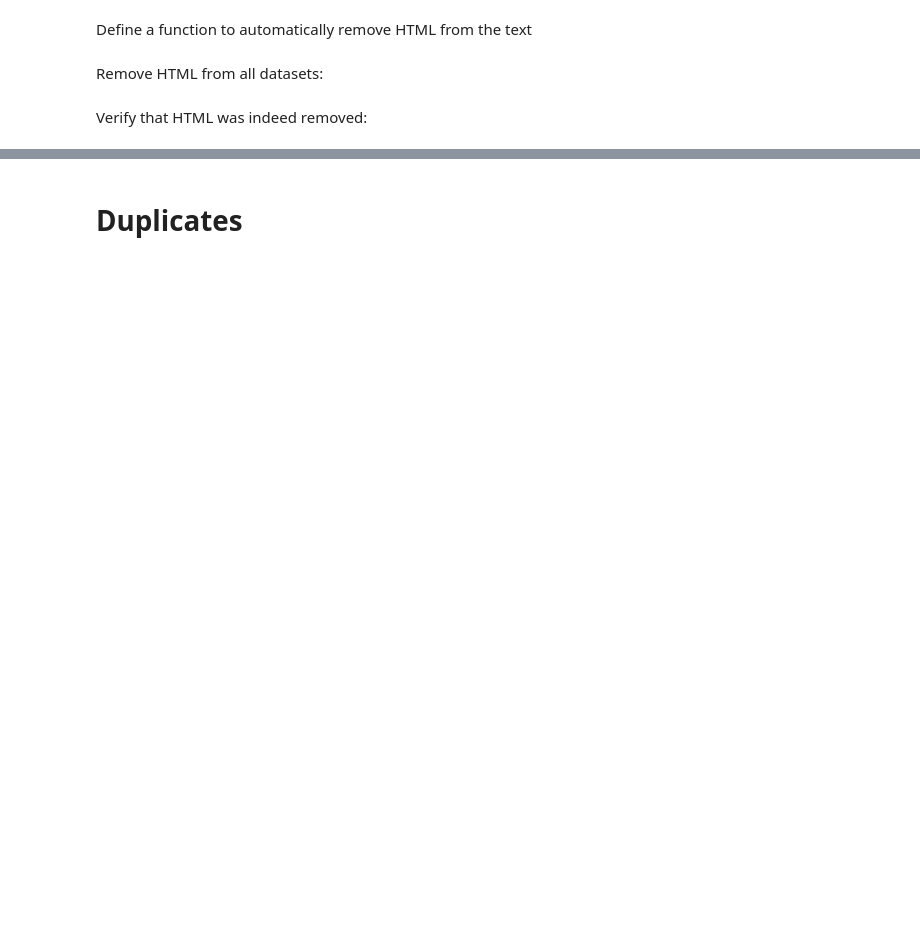
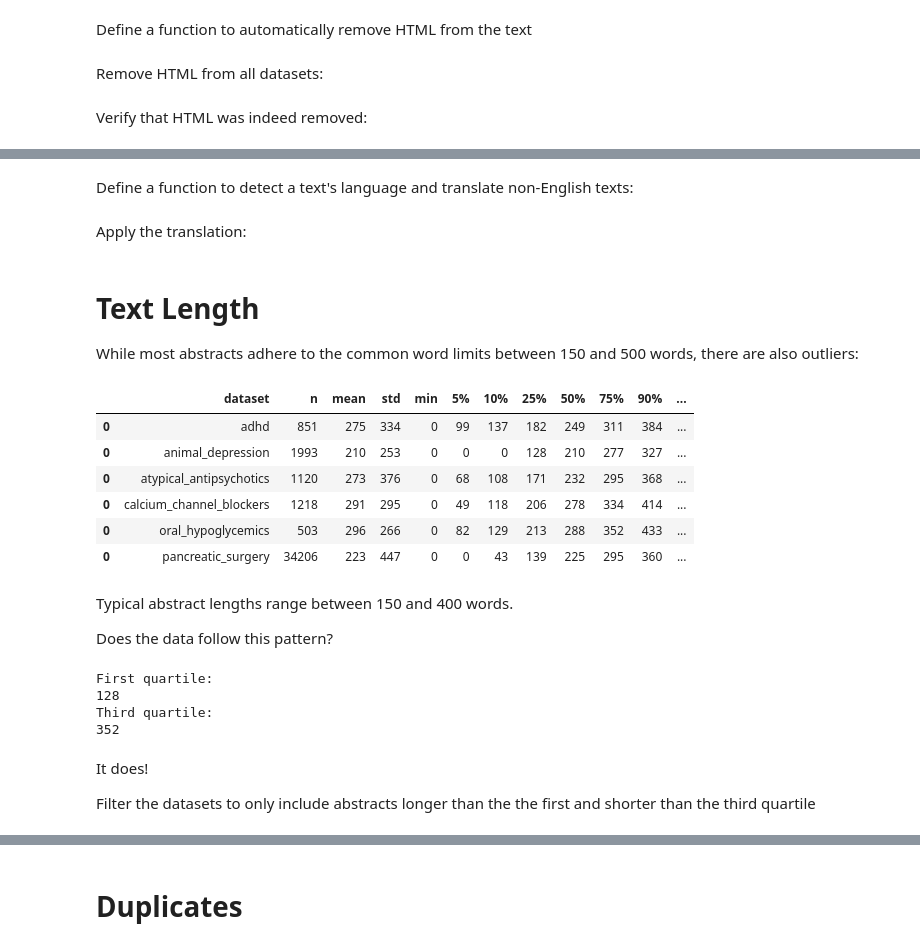
Before and after one commit to MarcoAigner/automated_title_abstract_screening, a Jupyter notebook: chapters/notebooks/3_2_dataset preparation/3_2_1_preprocessing/04_preprocessing.ipynb, the cells around one changed output, grey strips where cells are left out. Saved outputs shown, nothing was run; the diff lists cells and outputs as text; code cells hidden in the pictures; blank space fills up the shorter version.

```diff
--- a/chapters/notebooks/3_2_dataset preparation/3_2_1_preprocessing/preprocessing.ipynb
+++ b/chapters/notebooks/3_2_dataset preparation/3_2_1_preprocessing/04_preprocessing.ipynb
@@ -99,0 +106,2 @@ Name: abstract, dtype: object
+# %% [markdown]
+Define a function to detect a text's language and translate non-English texts:
@@ -100,2 +135,72 @@ Name: abstract, dtype: object
+# %% [markdown]
+Apply the translation:
+# %%
+from tqdm import tqdm
+
+for subject, dataset in tqdm(datasets.items(), total=len(datasets)):
+    datasets[subject] = dataset.with_columns(
+        pl.col('abstract').map_elements(translate_non_english, return_dtype=pl.String)
+    )
+# %% [markdown]
+# Text Length
+While most abstracts adhere to the common word limits between 150 and 500 words, there are also outliers:
+# %%
+import pandas as pd
+
+word_counts = pd.DataFrame(columns=['dataset', 'n', 'mean', 'std', 'min', '5%', '10%', '25%', '50%', '75%', '90%', '95%', '99%', 'max'])
+
+for subject, dataset in datasets.items():
+
+    n = dataset.height
+
+    column = dataset['abstract_word_count']
+
+    mean = int(column.mean())
+    std = int(column.std())
+    min = int(column.min())
+    q5 = int(column.quantile(0.05))
+    q10 = int(column.quantile(0.10))
+    q25 = int(column.quantile(0.25))
+    q50 = int(column.quantile(0.50))
+    q75 = int(column.quantile(0.75))
+    q90 = int(column.quantile(0.90))
+    q95 = int(column.quantile(0.95))
+    q99 = int(column.quantile(0.99))
+    max = int(column.max())
+
+    summary = pd.Series([subject, n, mean, std, min, q5, q10, q25, q50, q75, q90, q95, q99, max], index=word_counts.columns)
+
+    word_counts = pd.concat([word_counts, summary.to_frame().T])
+
+word_counts
+# %% [output]
+|  | dataset | n | mean | std | min | 5% | 10% | 25% | 50% | 75% | 90% | ... |
+| 0 | adhd | 851 | 275 | 334 | 0 | 99 | 137 | 182 | 249 | 311 | 384 | ... |
+| 0 | animal_depression | 1993 | 210 | 253 | 0 | 0 | 0 | 128 | 210 | 277 | 327 | ... |
+| 0 | atypical_antipsychotics | 1120 | 273 | 376 | 0 | 68 | 108 | 171 | 232 | 295 | 368 | ... |
+| 0 | calcium_channel_blockers | 1218 | 291 | 295 | 0 | 49 | 118 | 206 | 278 | 334 | 414 | ... |
+| 0 | oral_hypoglycemics | 503 | 296 | 266 | 0 | 82 | 129 | 213 | 288 | 352 | 433 | ... |
+| 0 | pancreatic_surgery | 34206 | 223 | 447 | 0 | 0 | 43 | 139 | 225 | 295 | 360 | ... |
+# %% [markdown]
+Typical abstract lengths range between 150 and 400 words.
+
+Does the data follow this pattern?
+# %%
+first_quartile = word_counts['25%'].min()
+third_quartile = word_counts['75%'].max()
+
+print(
+    'First quartile: ', first_quartile,
+    'Third quartile: ', third_quartile, sep='\n'
+)
+# %% [output]
+First quartile:
+128
+Third quartile:
+352
+# %% [markdown]
+It does!
+
+Filter the datasets to only include abstracts longer than the the first and shorter than the third quartile
 # %%
 for subject, dataset in datasets.items():
```
Also changed, not shown: parts of 49 cells of this notebook, 5 other files.
